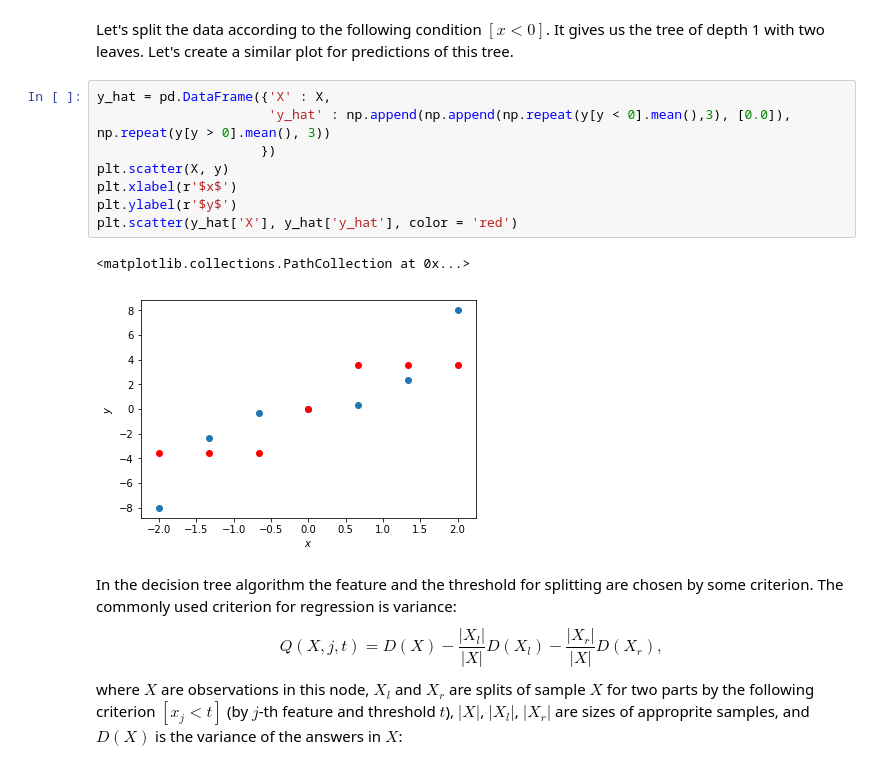
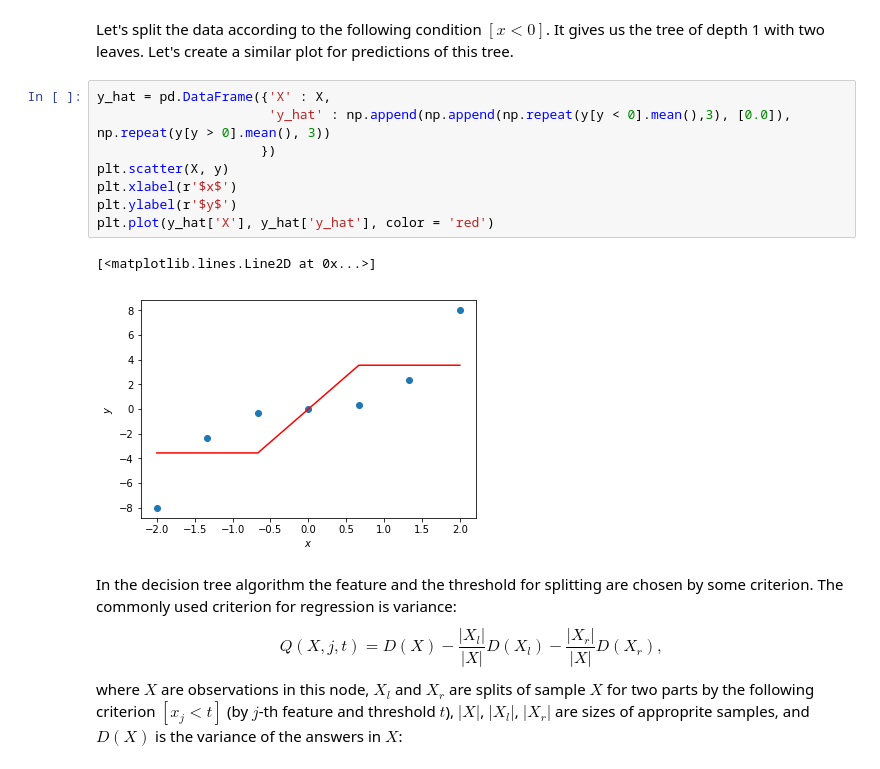
Before and after one commit to kazimanil/mlcourse.ai, a Jupyter notebook: mlcourse_3/mlcourse_3.ipynb, the cells around one changed output. Saved outputs shown, nothing was run; the diff lists cells and outputs as text.

```diff
--- a/mlcourse_3/mlcourse_3.ipynb
+++ b/mlcourse_3/mlcourse_3.ipynb
@@ -39,14 +39,14 @@ Let's split the data according to the following condition $[x < 0]$. It gives us
 # %%
 y_hat = pd.DataFrame({'X' : X,
                       'y_hat' : np.append(np.append(np.repeat(y[y < 0].mean(),3), [0.0]), np.repeat(y[y > 0].mean(), 3))
                      })
 plt.scatter(X, y)
 plt.xlabel(r'$x$')
 plt.ylabel(r'$y$')
-plt.scatter(y_hat['X'], y_hat['y_hat'], color = 'red')
+plt.plot(y_hat['X'], y_hat['y_hat'], color = 'red')
 # %% [output]
-<matplotlib.collections.PathCollection at 0x...>
+[<matplotlib.lines.Line2D at 0x...>]
-[figure, old version]
+[figure, new version]
 # %% [markdown]
 In the decision tree algorithm the feature and the threshold for splitting are chosen by some criterion. The commonly used criterion for regression is variance: $$Q(X, j, t) = D(X) - \dfrac{|X_l|}{|X|} D(X_l) - \dfrac{|X_r|}{|X|} D(X_r),$$
 where $X$ are observations in this node, $X_l$ and $X_r$ are splits of sample $X$ for two parts by the following criterion $[x_j < t]$ (by $j$-th feature and threshold $t$), $|X|$, $|X_l|$, $|X_r|$ are sizes of approprite samples, and $D(X)$ is the variance of the answers in $X$:
```
Also changed, not shown: parts of 14 cells of this notebook.
